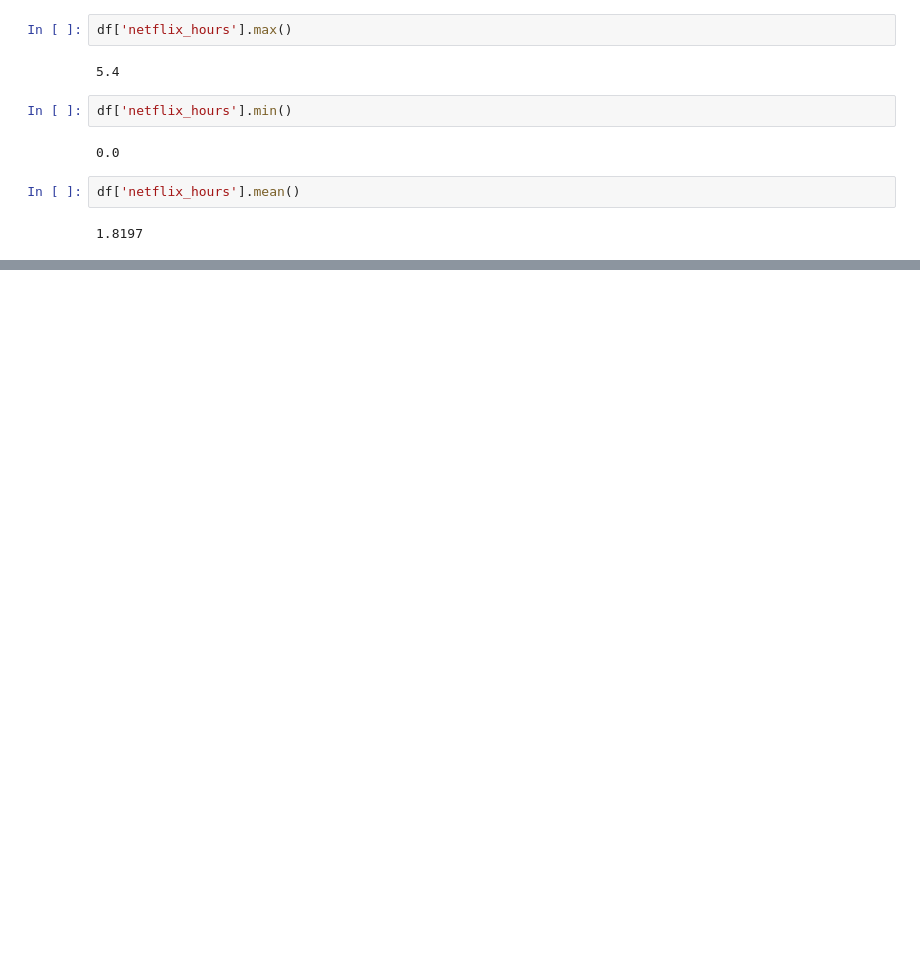
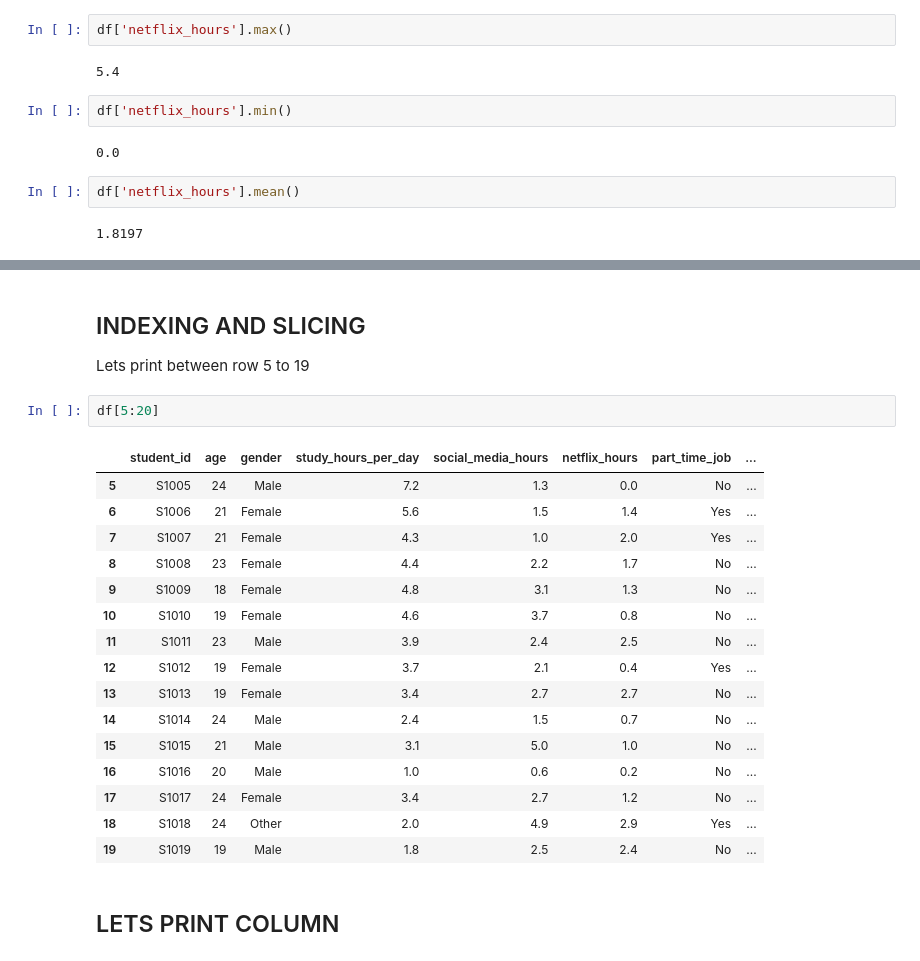
Before and after one commit to everbest12/DATA-SCIENCE, a Jupyter notebook: SKLEARN/Untitled.ipynb, the cells around one changed output, grey strips where cells are left out. Cells and saved outputs as stored; diff of their text form; blank space fills up the shorter version.

Commit message:
operations with dataframes

```diff
--- a/SKLEARN/Untitled.ipynb
+++ b/SKLEARN/Untitled.ipynb
@@ -70,0 +117,24 @@ df.describe()	Summary statistics (numerical)
+# %% [markdown]
+## INDEXING AND SLICING
+Lets print between row 5 to 19
+# %%
+df[5:20]
+# %% [output]
+|  | student_id | age | gender | study_hours_per_day | social_media_hours | netflix_hours | part_time_job | ... |
+| 5 | S1005 | 24 | Male | 7.2 | 1.3 | 0.0 | No | ... |
+| 6 | S1006 | 21 | Female | 5.6 | 1.5 | 1.4 | Yes | ... |
+| 7 | S1007 | 21 | Female | 4.3 | 1.0 | 2.0 | Yes | ... |
+| 8 | S1008 | 23 | Female | 4.4 | 2.2 | 1.7 | No | ... |
+| 9 | S1009 | 18 | Female | 4.8 | 3.1 | 1.3 | No | ... |
+| 10 | S1010 | 19 | Female | 4.6 | 3.7 | 0.8 | No | ... |
+| 11 | S1011 | 23 | Male | 3.9 | 2.4 | 2.5 | No | ... |
+| 12 | S1012 | 19 | Female | 3.7 | 2.1 | 0.4 | Yes | ... |
+| 13 | S1013 | 19 | Female | 3.4 | 2.7 | 2.7 | No | ... |
+| 14 | S1014 | 24 | Male | 2.4 | 1.5 | 0.7 | No | ... |
+| 15 | S1015 | 21 | Male | 3.1 | 5.0 | 1.0 | No | ... |
+| 16 | S1016 | 20 | Male | 1.0 | 0.6 | 0.2 | No | ... |
+| 17 | S1017 | 24 | Female | 3.4 | 2.7 | 1.2 | No | ... |
+| 18 | S1018 | 24 | Other | 2.0 | 4.9 | 2.9 | Yes | ... |
+| 19 | S1019 | 19 | Male | 1.8 | 2.5 | 2.4 | No | ... |
+# %% [markdown]
+## LETS PRINT COLUMN
```
Also changed, not shown: parts of 21 cells of this notebook.
